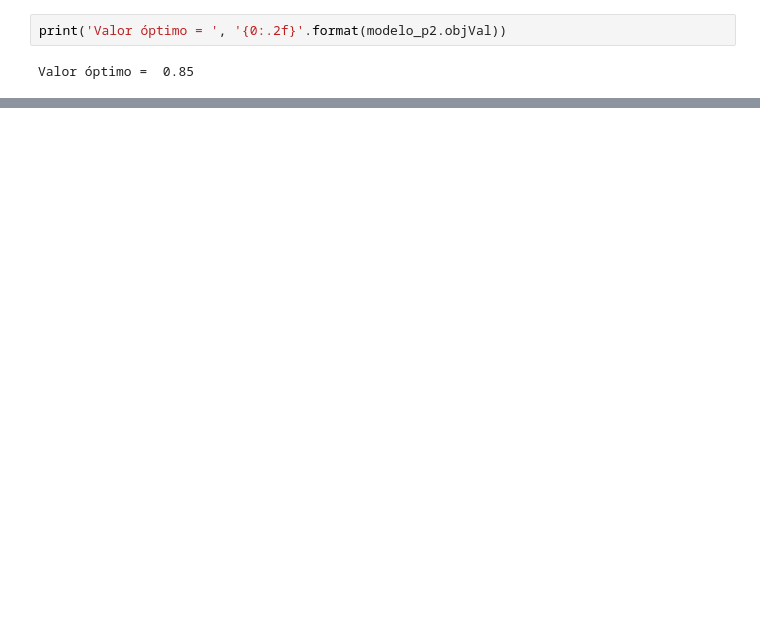
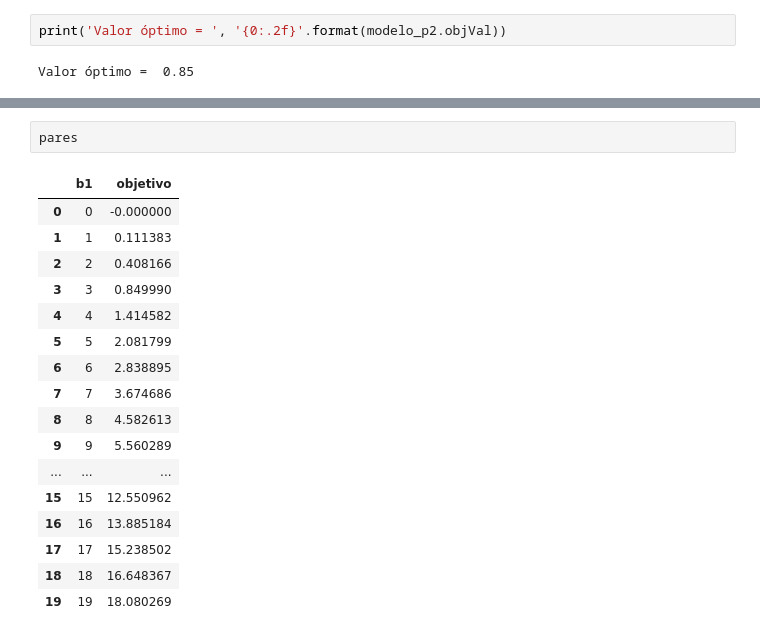
Before and after one commit to aladelca/optimizacion, a Jupyter notebook: tarea_dos.ipynb, the cells around one changed output, grey strips where cells are left out. Drawn from its saved outputs; the diff is of its cells as text; blank space fills up the shorter version.

```diff
--- a/tarea_dos.ipynb
+++ b/tarea_dos.ipynb
@@ -200,0 +252,20 @@ Valor óptimo =  0.85
+# %%
+pares
+# %% [output]
+|  | b1 | objetivo |
+| 0 | 0 | -0.000000 |
+| 1 | 1 | 0.111383 |
+| 2 | 2 | 0.408166 |
+| 3 | 3 | 0.849990 |
+| 4 | 4 | 1.414582 |
+| 5 | 5 | 2.081799 |
+| 6 | 6 | 2.838895 |
+| 7 | 7 | 3.674686 |
+| 8 | 8 | 4.582613 |
+| 9 | 9 | 5.560289 |
+| ... | ... | ... |
+| 15 | 15 | 12.550962 |
+| 16 | 16 | 13.885184 |
+| 17 | 17 | 15.238502 |
+| 18 | 18 | 16.648367 |
+| 19 | 19 | 18.080269 |
```
Also changed, not shown: parts of 15 cells of this notebook.
